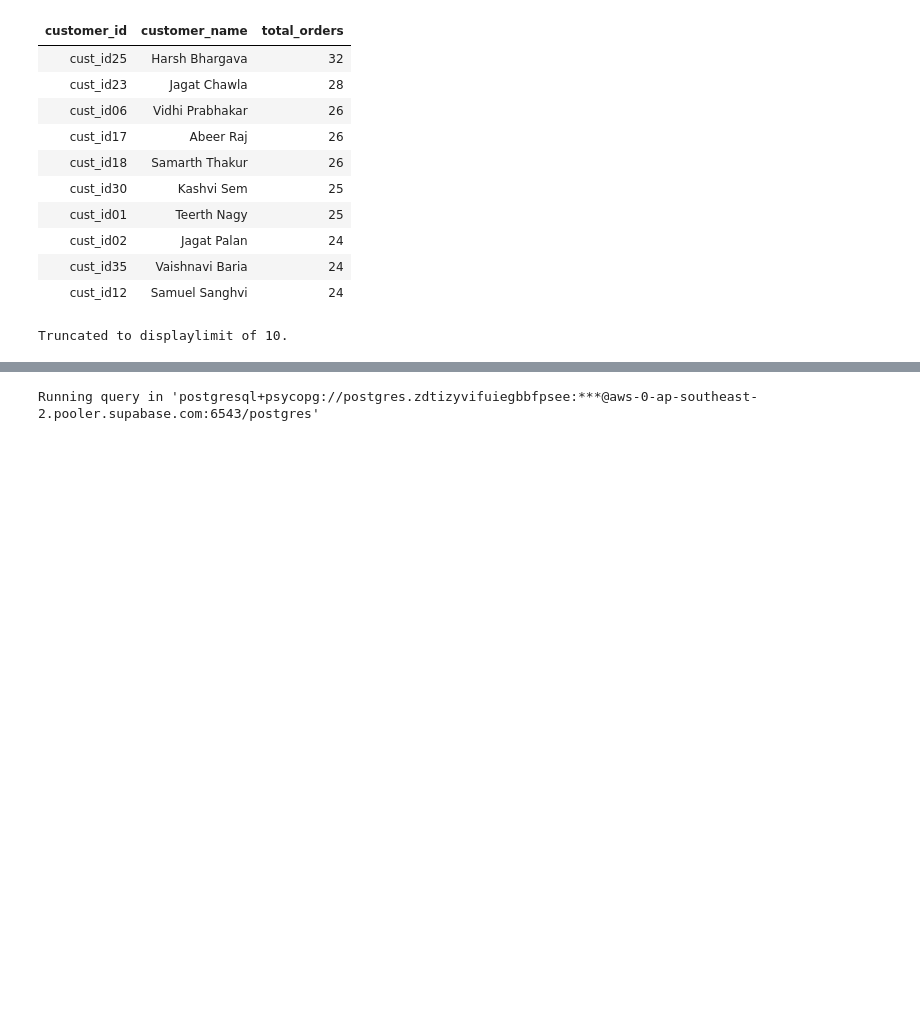
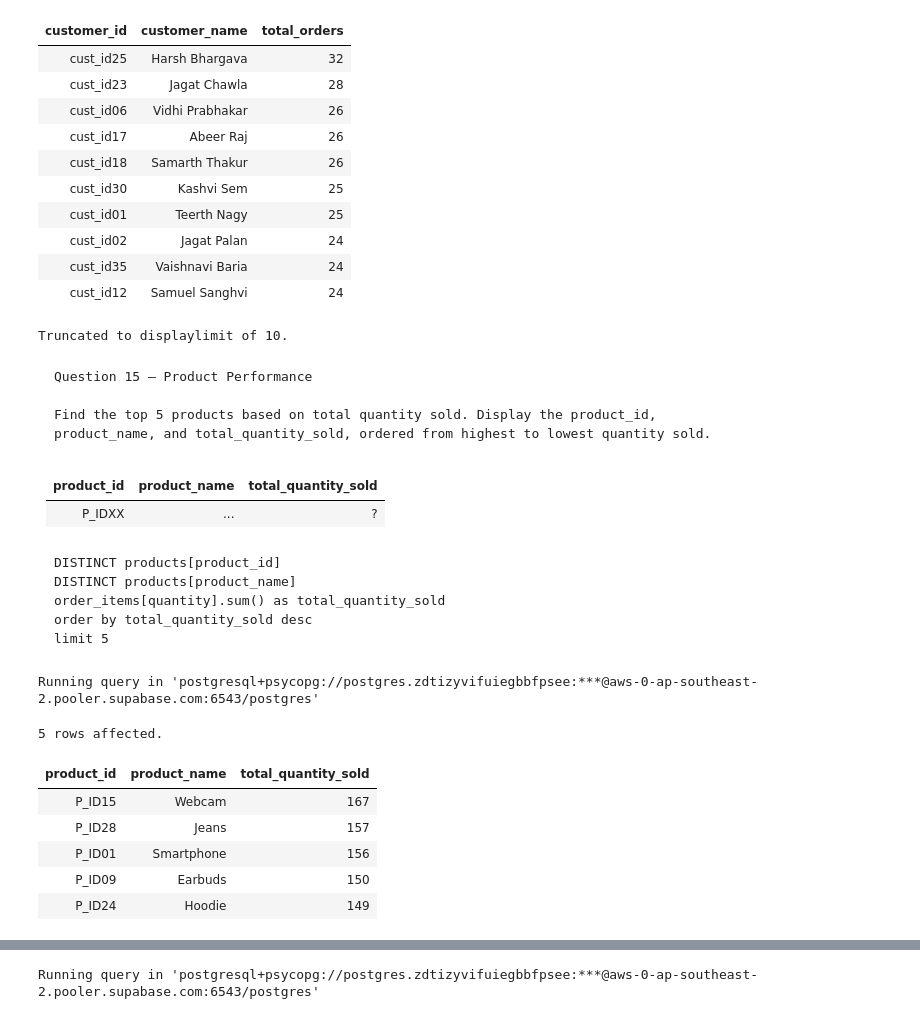
Before and after one commit to umesh-creates/sql_pandas_exercise_and_notes, a Jupyter notebook: retail_analysis exercise/retail_analysis.ipynb, the cells around one changed output, grey strips where cells are left out. Cells and saved outputs as stored; diff of their text form; code cells hidden in the pictures; blank space fills up the shorter version.

```diff
--- a/retail_analysis exercise/retail_analysis.ipynb
+++ b/retail_analysis exercise/retail_analysis.ipynb
@@ -511,3 +511,38 @@ Running query in 'postgresql+psycopg://postgres.zdtizyvifuiegbbfpsee:***@aws-0-a
 | cust_id35 | Vaishnavi Baria | 24 |
 | cust_id12 | Samuel Sanghvi | 24 |
 Truncated to displaylimit of 10.
+# %% [markdown]
+<pre>Question 15 — Product Performance
+
+Find the top 5 products based on total quantity sold. Display the product_id,
+product_name, and total_quantity_sold, ordered from highest to lowest quantity sold.</pre>
+# %% [markdown]
+product_id | product_name | total_quantity_sold
+-----------|--------------|-------------------
+P_IDXX     | ...          | ?
+# %% [markdown]
+<pre>
+DISTINCT products[product_id]
+DISTINCT products[product_name]
+order_items[quantity].sum() as total_quantity_sold
+order by total_quantity_sold desc
+limit 5
+</pre>
+# %%
+%%sql
+SELECT p.product_id, p.product_name, SUM(oi.quantity) AS total_quantity_sold
+FROM retail_analysis.products p
+JOIN retail_analysis.order_items oi
+ON p.product_id = oi.product_id
+GROUP BY  p.product_id, p.product_name
+ORDER BY total_quantity_sold DESC
+LIMIT 5;
+# %% [output]
+Running query in 'postgresql+psycopg://postgres.zdtizyvifuiegbbfpsee:***@aws-0-ap-southeast-2.pooler.supabase.com:6543/postgres'
+5 rows affected.
+| product_id | product_name | total_quantity_sold |
+| P_ID15 | Webcam | 167 |
+| P_ID28 | Jeans | 157 |
+| P_ID01 | Smartphone | 156 |
+| P_ID09 | Earbuds | 150 |
+| P_ID24 | Hoodie | 149 |
```
Also changed, not shown: parts of 5 cells of this notebook.
